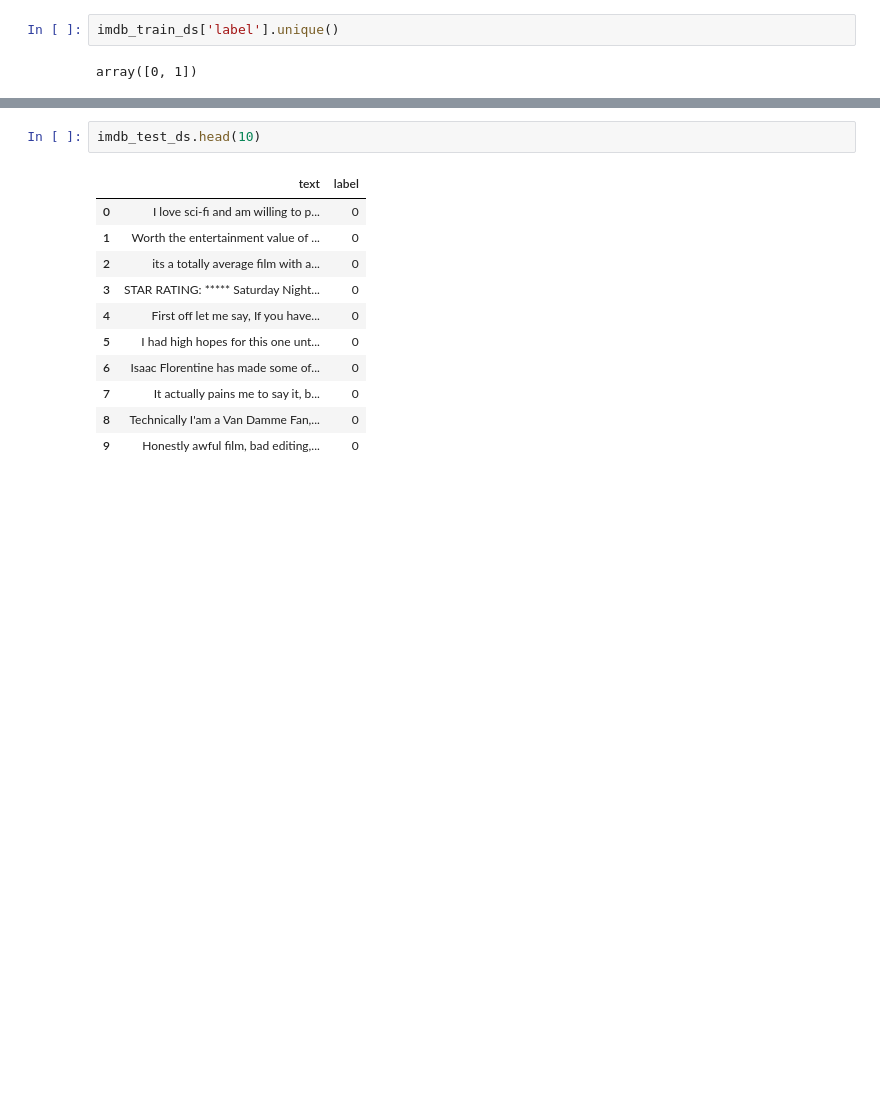
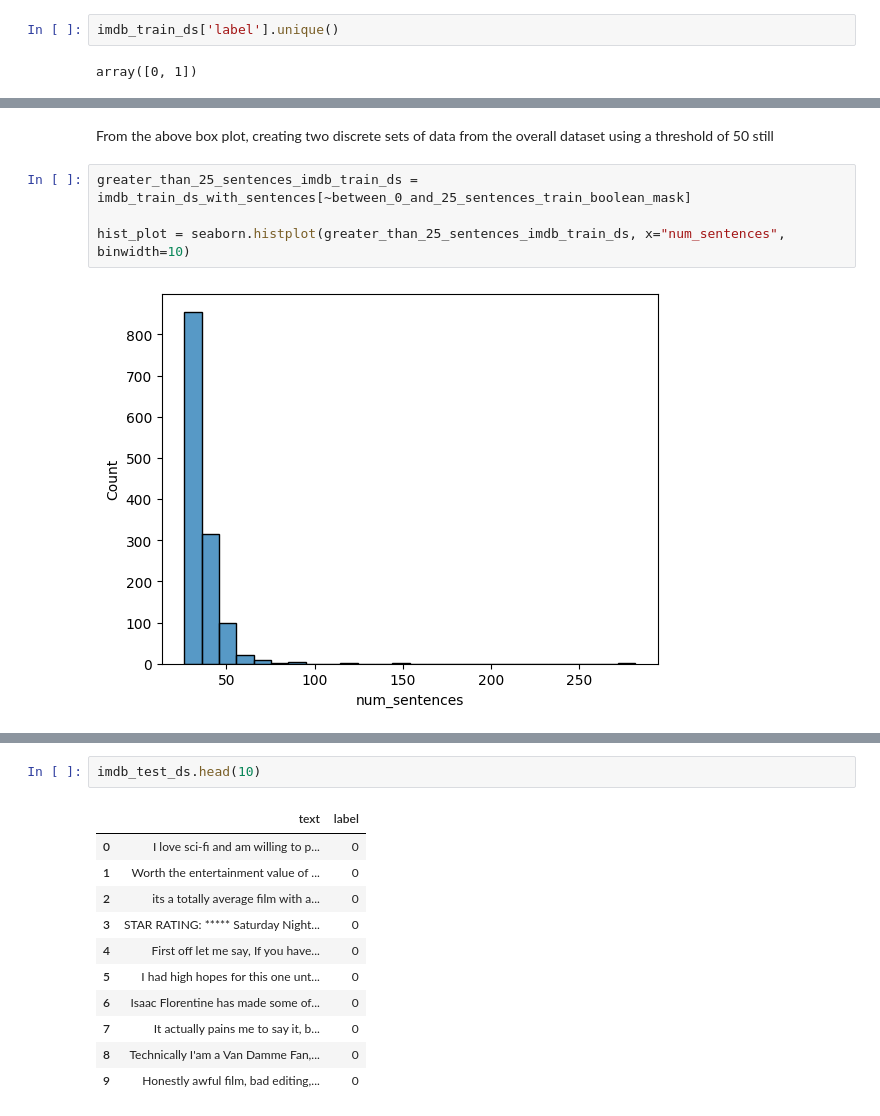
Before and after one commit to n-albert/Sentence-Transformer-Implementation, a Jupyter notebook: Sentence_Transformers,_Notebook_for_performing_EDA_Exploratory_Data_Analysis.ipynb, the cells around one changed output, grey strips where cells are left out. Cells and saved outputs as stored; diff of their text form; blank space fills up the shorter version.

```diff
--- a/Sentence_Transformers,_Notebook_for_performing_EDA_Exploratory_Data_Analysis.ipynb
+++ b/Sentence_Transformers,_Notebook_for_performing_EDA_Exploratory_Data_Analysis.ipynb
@@ -159,0 +174,8 @@ Based on the above plot, I will split the data into two subsets. One that has re
+# %% [markdown]
+From the above box plot, creating two discrete sets of data from the overall dataset using a threshold of 50 still
+# %%
+greater_than_25_sentences_imdb_train_ds = imdb_train_ds_with_sentences[~between_0_and_25_sentences_train_boolean_mask]
+
+hist_plot = seaborn.histplot(greater_than_25_sentences_imdb_train_ds, x="num_sentences", binwidth=10)
+# %% [output]
+[figure, added]
```
Also changed, not shown: parts of 19 cells of this notebook.
